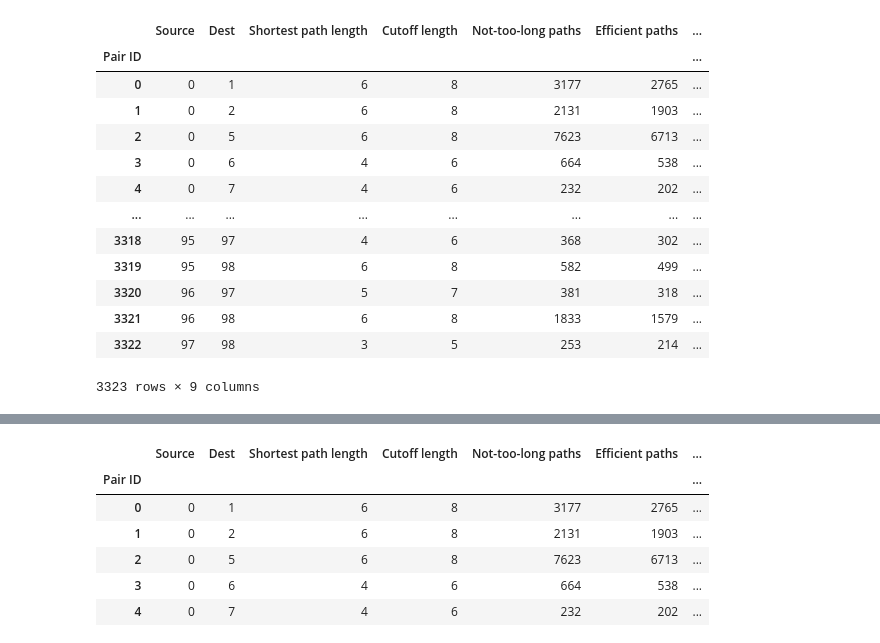
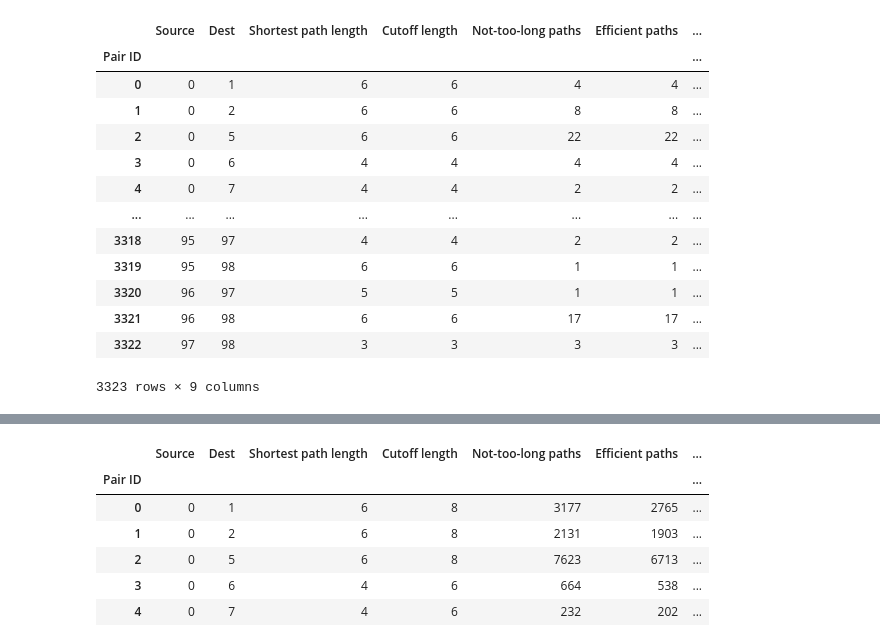
Before and after one commit to eakopyan/SwarmPy_Simulator, a Jupyter notebook: src/path_redundancy_analysis.ipynb, the cells around one changed output, grey strips where cells are left out. Saved outputs shown, nothing was run; the diff lists cells and outputs as text; code cells hidden in the pictures.

```diff
--- a/src/path_redundancy_analysis.ipynb
+++ b/src/path_redundancy_analysis.ipynb
@@ -4,22 +4,22 @@ import pandas as pd
 from tqdm import tqdm
 import matplotlib.pyplot as plt
 # %%
-df_ref = pd.read_csv('../output/data/path_redundancy_undivided_low.csv', sep=',', header=0)
+df_ref = pd.read_csv('../output/data/path_redundancy_undivided_low_cutoff0.csv', sep=',', header=0)
 df_ref = df_ref.rename(columns={'Unnamed: 0':'Pair ID'}).set_index('Pair ID', drop=True)
 df_ref
 # %% [output]
 |  | Source | Dest | Shortest path length | Cutoff length | Not-too-long paths | Efficient paths | ... |
 | Pair ID |  |  |  |  |  |  | ... |
-| 0 | 0 | 1 | 6 | 8 | 3177 | 2765 | ... |
-| 1 | 0 | 2 | 6 | 8 | 2131 | 1903 | ... |
-| 2 | 0 | 5 | 6 | 8 | 7623 | 6713 | ... |
-| 3 | 0 | 6 | 4 | 6 | 664 | 538 | ... |
-| 4 | 0 | 7 | 4 | 6 | 232 | 202 | ... |
+| 0 | 0 | 1 | 6 | 6 | 4 | 4 | ... |
+| 1 | 0 | 2 | 6 | 6 | 8 | 8 | ... |
+| 2 | 0 | 5 | 6 | 6 | 22 | 22 | ... |
+| 3 | 0 | 6 | 4 | 4 | 4 | 4 | ... |
+| 4 | 0 | 7 | 4 | 4 | 2 | 2 | ... |
 | ... | ... | ... | ... | ... | ... | ... | ... |
-| 3318 | 95 | 97 | 4 | 6 | 368 | 302 | ... |
-| 3319 | 95 | 98 | 6 | 8 | 582 | 499 | ... |
-| 3320 | 96 | 97 | 5 | 7 | 381 | 318 | ... |
-| 3321 | 96 | 98 | 6 | 8 | 1833 | 1579 | ... |
-| 3322 | 97 | 98 | 3 | 5 | 253 | 214 | ... |
+| 3318 | 95 | 97 | 4 | 4 | 2 | 2 | ... |
+| 3319 | 95 | 98 | 6 | 6 | 1 | 1 | ... |
+| 3320 | 96 | 97 | 5 | 5 | 1 | 1 | ... |
+| 3321 | 96 | 98 | 6 | 6 | 17 | 17 | ... |
+| 3322 | 97 | 98 | 3 | 3 | 3 | 3 | ... |
 3323 rows × 9 columns
 # %%
```
Also changed, not shown: parts of 5 cells of this notebook, 7 other files.
